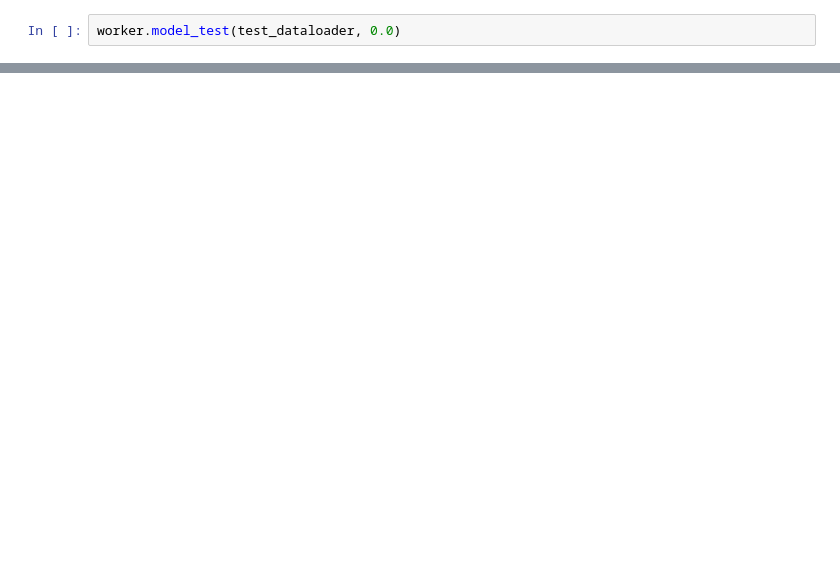
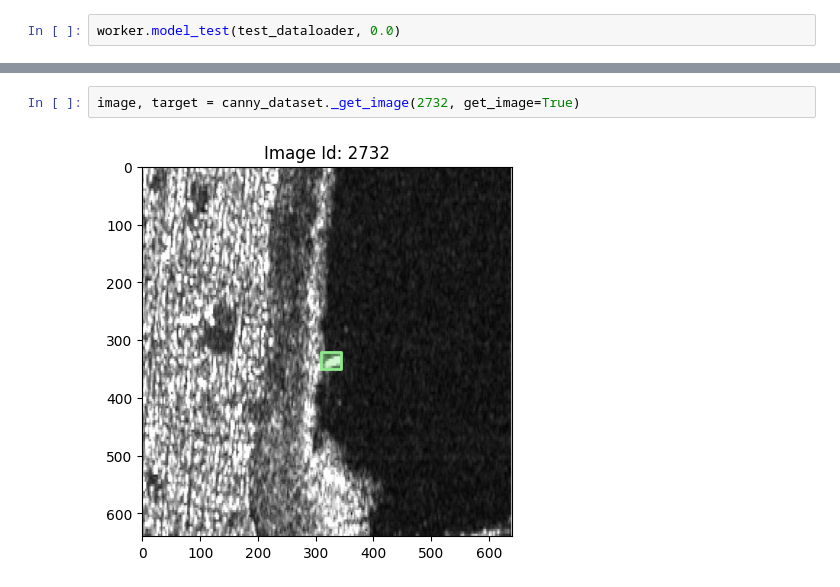
Before and after one commit to jag1799/SeaSARR, a Jupyter notebook: src/frcnn.ipynb, the cells around one changed output, grey strips where cells are left out. Drawn from its saved outputs; the diff is of its cells as text; blank space fills up the shorter version.

```diff
--- a/src/frcnn.ipynb
+++ b/src/frcnn.ipynb
@@ -148,0 +220,4 @@ worker.model_test(test_dataloader, 0.0)
+# %%
+image, target = canny_dataset._get_image(2732, get_image=True)
+# %% [output]
+[figure, added]
```
Also changed, not shown: parts of 16 cells of this notebook, 3 other files.
